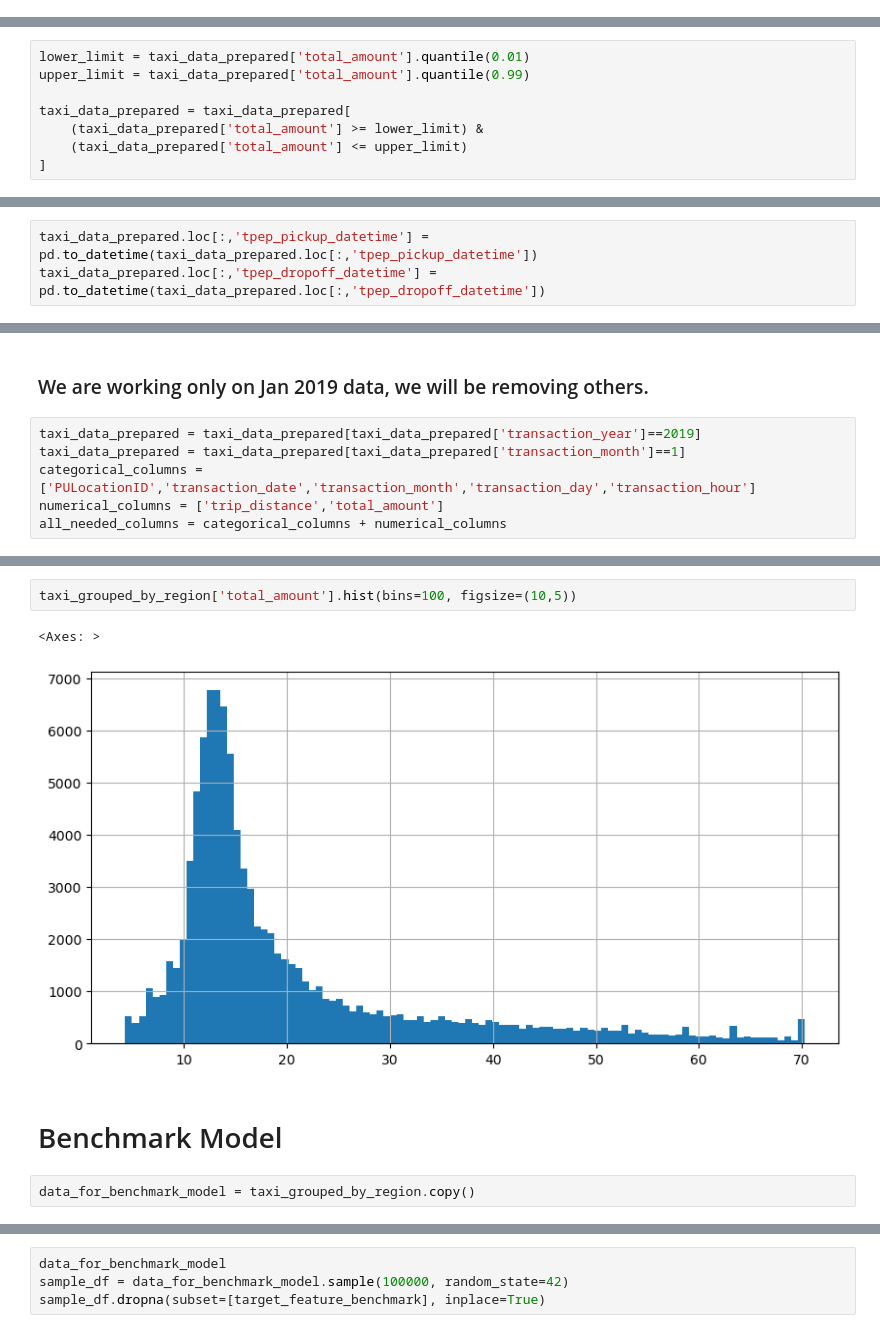
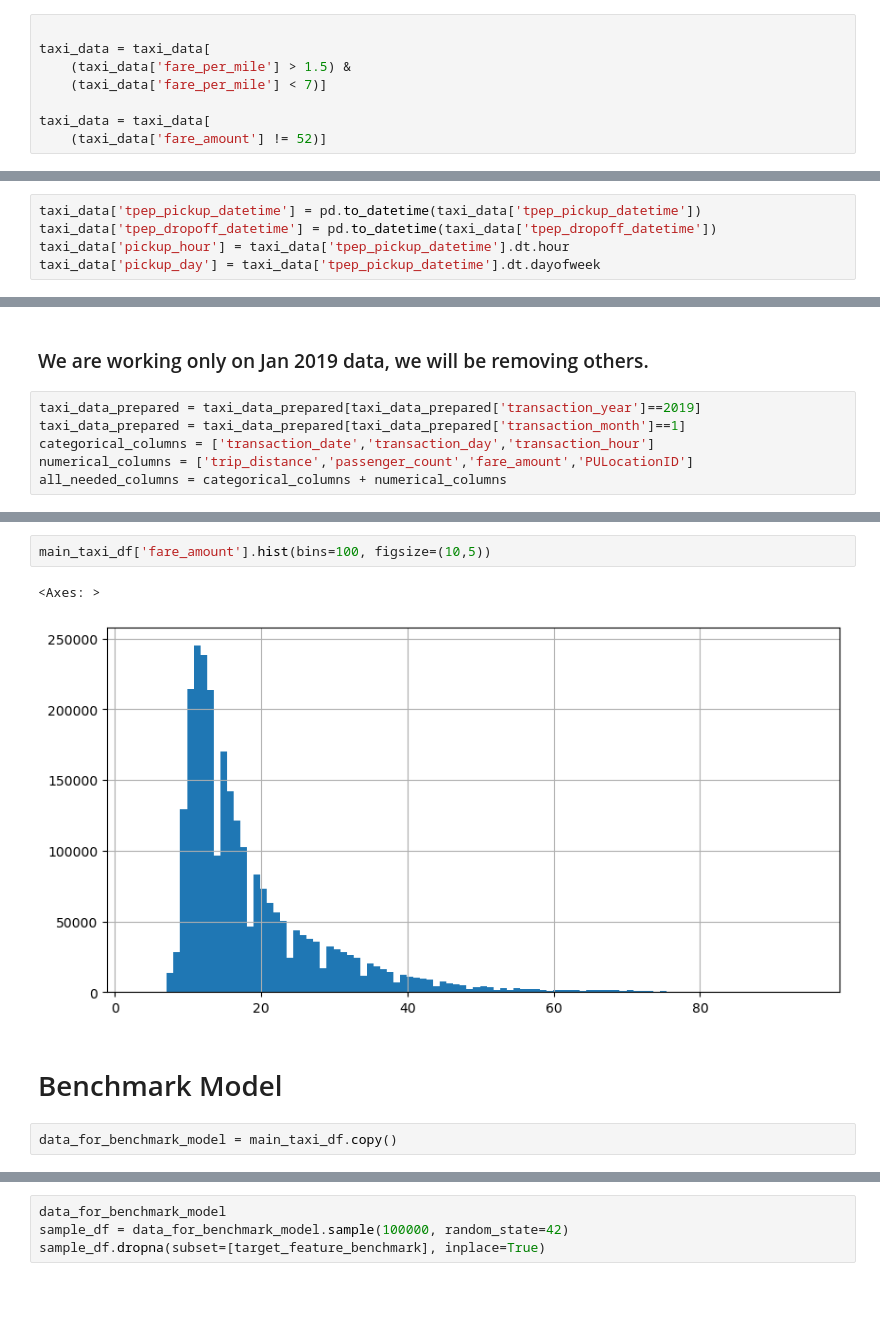
Before and after one commit to AdrijaPayin/new-york-taxi-analysis, a Jupyter notebook: Data Exploration.ipynb, the cells around one changed output, grey strips where cells are left out. Saved outputs shown, nothing was run; the diff lists cells and outputs as text; blank space fills up the shorter version.

```diff
--- a/Data Exploration.ipynb
+++ b/Data Exploration.ipynb
@@ -185,0 +264,8 @@ taxi_data.reset_index().plot(kind='scatter', y='total_amount', x='index', figsiz
+# %%
+
+taxi_data = taxi_data[
+    (taxi_data['fare_per_mile'] > 1.5) &
+    (taxi_data['fare_per_mile'] < 7)]
+
+taxi_data = taxi_data[
+    (taxi_data['fare_amount'] != 52)]
@@ -285,14 +382,6 @@ dtype: int64
 # Data Preparation
 # %%
 taxi_data_prepared = taxi_data_filtered.copy()
-# %%
-lower_limit = taxi_data_prepared['total_amount'].quantile(0.01)
-upper_limit = taxi_data_prepared['total_amount'].quantile(0.99)
-
-taxi_data_prepared = taxi_data_prepared[
-    (taxi_data_prepared['total_amount'] >= lower_limit) &
-    (taxi_data_prepared['total_amount'] <= upper_limit)
-]
 # %%
 taxi_data_prepared.dtypes
 # %% [output]
@@ -308,4 +399,6 @@ total_amount                    float64
 dtype: object
 # %%
-taxi_data_prepared.loc[:,'tpep_pickup_datetime'] = pd.to_datetime(taxi_data_prepared.loc[:,'tpep_pickup_datetime'])
-taxi_data_prepared.loc[:,'tpep_dropoff_datetime'] = pd.to_datetime(taxi_data_prepared.loc[:,'tpep_dropoff_datetime'])
+taxi_data['tpep_pickup_datetime'] = pd.to_datetime(taxi_data['tpep_pickup_datetime'])
+taxi_data['tpep_dropoff_datetime'] = pd.to_datetime(taxi_data['tpep_dropoff_datetime'])
+taxi_data['pickup_hour'] = taxi_data['tpep_pickup_datetime'].dt.hour
+taxi_data['pickup_day'] = taxi_data['tpep_pickup_datetime'].dt.dayofweek
@@ -329,8 +422,8 @@ taxi_data_prepared.head()
 # %%
 taxi_data_prepared = taxi_data_prepared[taxi_data_prepared['transaction_year']==2019]
 taxi_data_prepared = taxi_data_prepared[taxi_data_prepared['transaction_month']==1]
-categorical_columns = ['PULocationID','transaction_date','transaction_month','transaction_day','transaction_hour']
-numerical_columns = ['trip_distance','total_amount']
+categorical_columns = ['transaction_date','transaction_day','transaction_hour']
+numerical_columns = ['trip_distance','passenger_count','fare_amount','PULocationID']
 all_needed_columns = categorical_columns + numerical_columns
 # %%
 main_taxi_df = taxi_data_prepared[all_needed_columns]
@@ -367,10 +445,10 @@ taxi_grouped_by_region['trip_distance'].hist(bins=100, figsize=(10,5))
 # %%
-taxi_grouped_by_region['total_amount'].hist(bins=100, figsize=(10,5))
+main_taxi_df['fare_amount'].hist(bins=100, figsize=(10,5))
 # %% [output]
 <Axes: >
-[figure, old version]
+[figure, new version]
 # %% [markdown]
 # Benchmark Model
 # %%
-data_for_benchmark_model = taxi_grouped_by_region.copy()
+data_for_benchmark_model = main_taxi_df.copy()
 # %%
```
Also changed, not shown: parts of 84 cells of this notebook, 3 other files.
